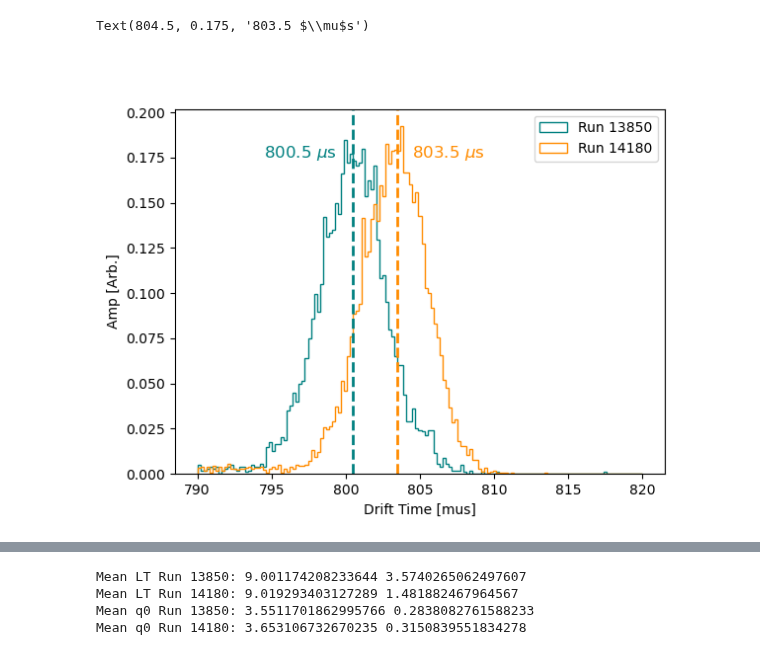
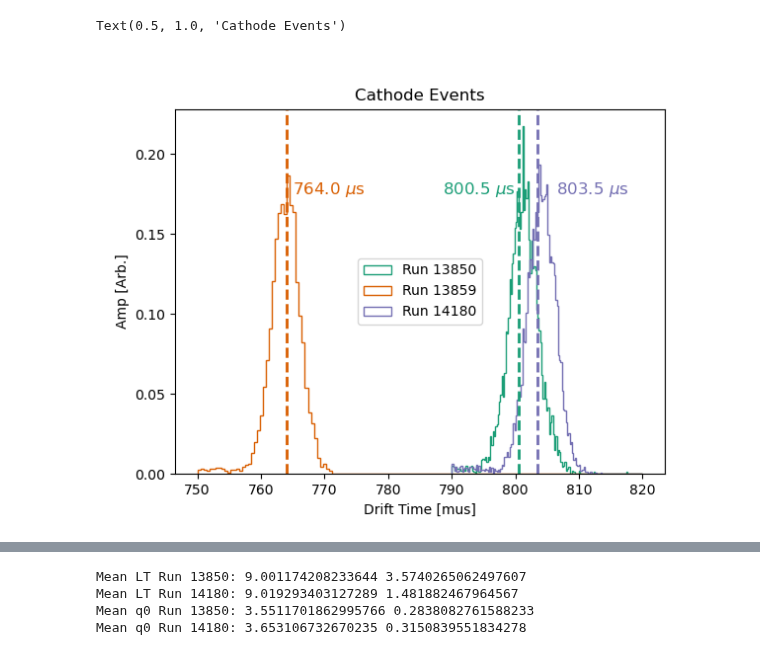
Before and after one commit to kvjmistry/DoubleBeta, a Jupyter notebook: Alphas/notebooks/CompareRuns.ipynb, the cells around one changed output, grey strips where cells are left out. Cells and saved outputs as stored; diff of their text form; code cells hidden in the pictures.

```diff
--- a/Alphas/notebooks/CompareRuns.ipynb
+++ b/Alphas/notebooks/CompareRuns.ipynb
@@ -38,19 +12,30 @@ Run_14180_prop, Run_14180 =  LoadRun("../data/analysis/Run_14180_FilteredRaw.h5"
+# %%
+data_properties_13850 = pd.read_hdf(f"../data/analysis/Run_13850_Filtered.h5", "data_properties")
+data_properties_13859 = pd.read_hdf(f"../data/analysis/Run_13859_Filtered.h5", "data_properties")
+data_properties_14180 = pd.read_hdf(f"../data/analysis/Run_14180_Filtered.h5", "data_properties")
+data_properties_14498 = pd.read_hdf(f"../data/analysis/Run_14498_Filtered.h5", "data_properties")
 # %%
 %matplotlib widget
 plt.figure()
 
-plt.hist(Run_13850_prop.deltaT, bins = np.linspace(790, 820, 150), histtype = "step" ,color = "Teal", label = "Run 13850", density=True);
-plt.hist(Run_14180_prop.deltaT, bins = np.linspace(790, 820, 150), histtype = "step" ,color = "DarkOrange", label = "Run 14180", density=True);
+colors = plt.cm.get_cmap('Dark2', 8)
+
+plt.hist(data_properties_13850.deltaT, bins = np.linspace(790, 820, 150), histtype = "step" ,color = colors(0), label = "Run 13850", density=True);
+plt.hist(data_properties_13859.deltaT, bins = np.linspace(750, 820, 150), histtype = "step" ,color = colors(1), label = "Run 13859", density=True);
+plt.hist(data_properties_14180.deltaT, bins = np.linspace(790, 820, 150), histtype = "step" ,color = colors(2), label = "Run 14180", density=True);
 plt.xlabel("Drift Time [mus]")
 plt.ylabel("Amp [Arb.]")
 plt.legend()
 # plt.xlim("790,")
 
-plt.axvline(800.5, linestyle = "--", color = "Teal", linewidth = 2)
-plt.axvline(803.5, linestyle = "--", color = "DarkOrange", linewidth = 2)
+plt.axvline(800.5, linestyle = "--", color = colors(0), linewidth = 2)
+plt.axvline(764, linestyle = "--", color = colors(1), linewidth = 2)
+plt.axvline(803.5, linestyle = "--", color = colors(2), linewidth = 2)
 
-plt.text(794.5, 0.175, r'800.5 $\mu$s', fontsize=12, color = "Teal")
-plt.text(804.5, 0.175, r'803.5 $\mu$s', fontsize=12, color = "DarkOrange")
+plt.text(788.5, 0.175, r'800.5 $\mu$s', fontsize=12, color = colors(0))
+plt.text(765.0, 0.175, r'764.0 $\mu$s', fontsize=12, color = colors(1))
+plt.text(806.5, 0.175, r'803.5 $\mu$s', fontsize=12, color = colors(2))
+plt.title("Cathode Events")
 # %% [output]
-Text(804.5, 0.175, '803.5 $\\mu$s')
+Text(0.5, 1.0, 'Cathode Events')
-[figure, old version]
+[figure, new version]
```
Also changed, not shown: parts of 9 cells of this notebook, 8 other files.
